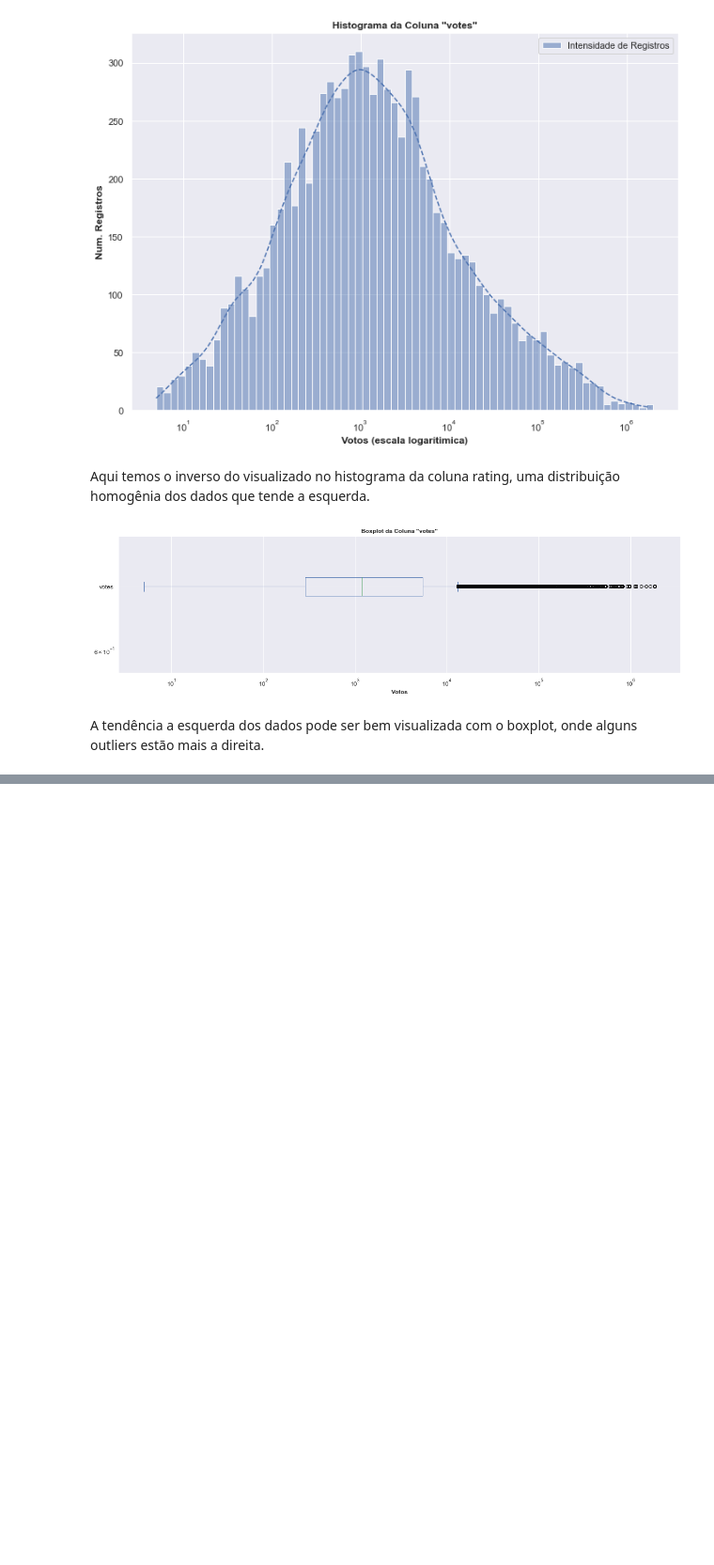
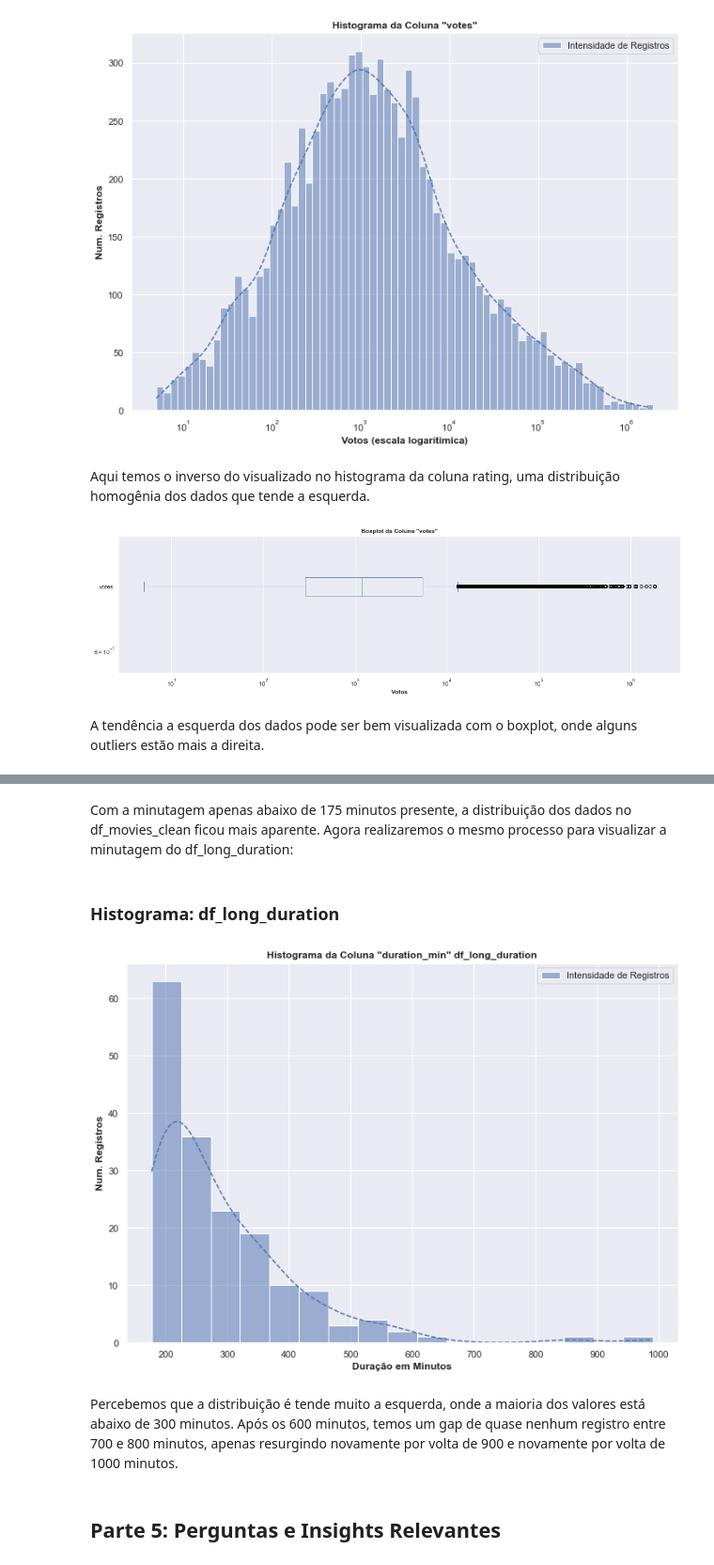
Before and after one commit to JoSEPHDev2022/netflix_movies_analise, a Jupyter notebook: analise.ipynb, the cells around one changed output, grey strips where cells are left out. Shown: that part at 94% size. Drawn from its saved outputs; the diff is of its cells as text; code cells hidden in the pictures; blank space fills up the shorter version.

```diff
--- a/analise.ipynb
+++ b/analise.ipynb
@@ -778,0 +798,9 @@ Com o conhecimento dos outliers e características dos dados como um todo, a pr
+# %%
+# Criando um dataframe separado para os programas de longa-metragem (acima de 175 min):
+df_long_duration = df_movies_clean.loc[(df_movies_clean['duration_min'] > 175), :].copy()
+
+# Resetando o index desse novo DataFrame:
+df_long_duration = df_long_duration.reset_index(0, drop=True)
+
+# Visualizando um sample desses dados:
+df_long_duration.sample(5)
@@ -778,0 +856,30 @@ Com o conhecimento dos outliers e características dos dados como um todo, a pr
+# %% [markdown]
+Com a minutagem apenas abaixo de 175 minutos presente, a distribuição dos dados no df_movies_clean ficou mais aparente. Agora realizaremos o mesmo processo para visualizar a minutagem do df_long_duration:
+# %% [markdown]
+### Histograma: df_long_duration
+# %%
+# Histograma
+
+# Selecionando dados diferentes de 0:
+duration_min_long = df_long_duration.loc[(df_long_duration['duration_min'] != 0), ['duration_min']]
+
+# Plotando
+sns.histplot(
+    data=duration_min_long,
+    kde=True,
+    label='Intensidade de Registros',
+    line_kws={'linestyle': 'dashed'}
+    )
+
+plt.title('Histograma da Coluna "duration_min" df_long_duration', fontsize=12, fontweight='bold')
+plt.ylabel('Num. Registros', fontsize=12, fontweight='bold')
+plt.xlabel('Duração em Minutos', fontsize=12, fontweight='bold')
+
+plt.legend()
+plt.show()
+# %% [output]
+[figure, added]
+# %% [markdown]
+Percebemos que a distribuição é tende muito a esquerda, onde a maioria dos valores está abaixo de 300 minutos. Após os 600 minutos, temos um gap de quase nenhum registro entre 700 e 800 minutos, apenas resurgindo novamente por volta de 900 e novamente por volta de 1000 minutos.
+# %% [markdown]
+## Parte 5: Perguntas e Insights Relevantes
```
Also changed, not shown: parts of 70 cells of this notebook.
